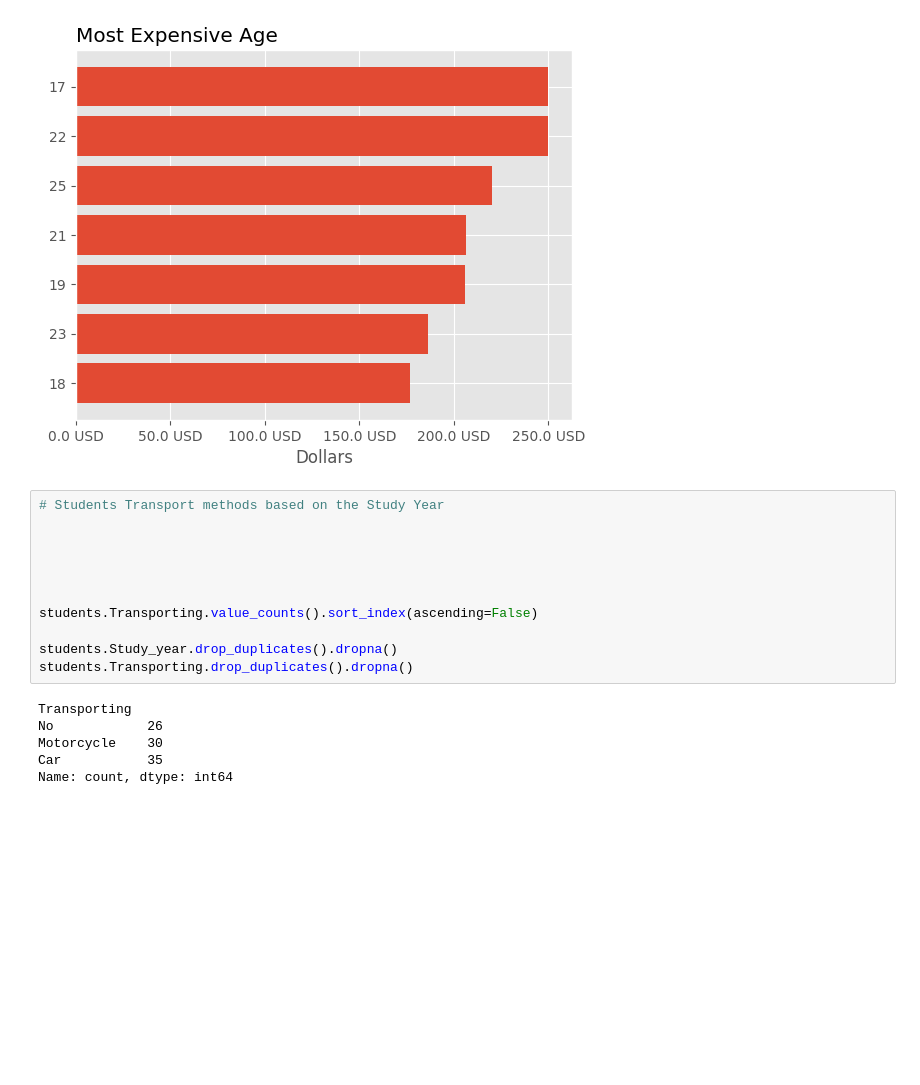
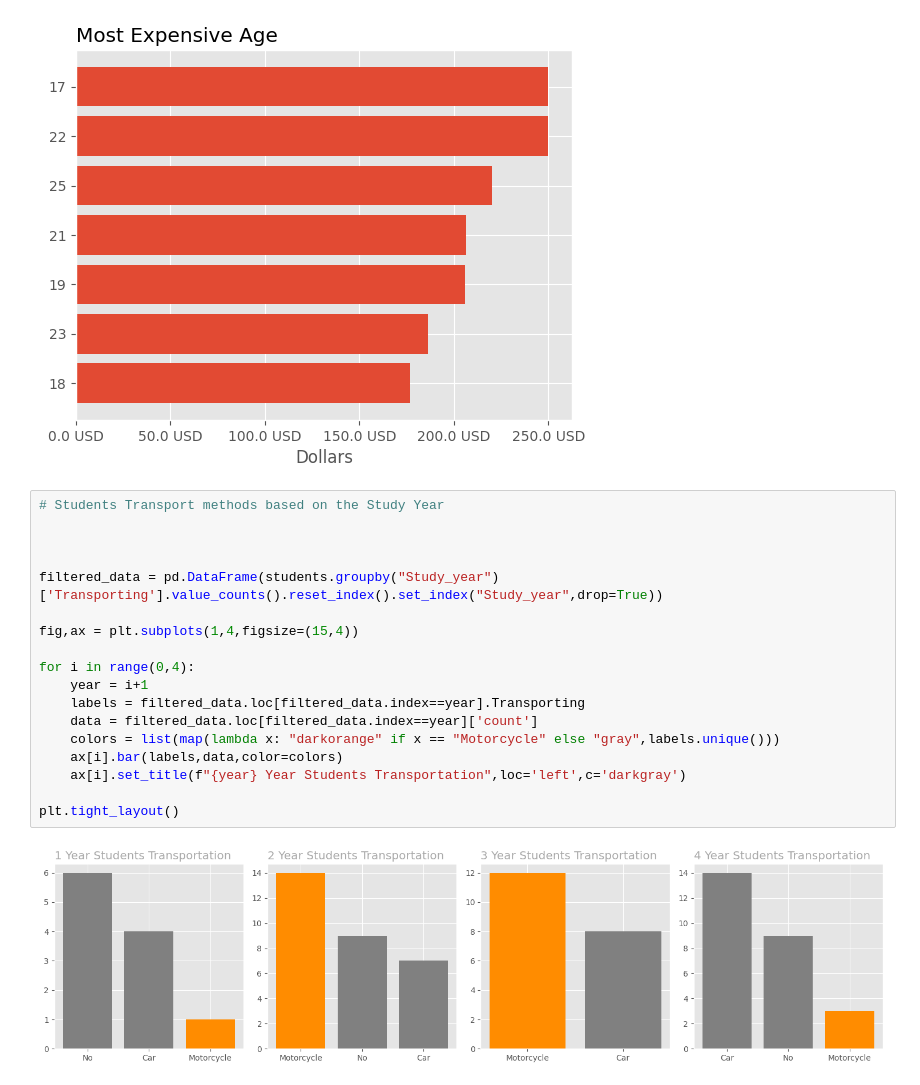
Before and after one commit to LiamFer/Data-Analysis-Projects, a Jupyter notebook: Data Analysis/students.ipynb, the cells around one changed output. Saved outputs shown, nothing was run; the diff lists cells and outputs as text; blank space fills up the shorter version.

Commit message:
Students Transportation

```diff
--- a/Data Analysis/students.ipynb
+++ b/Data Analysis/students.ipynb
@@ -46,20 +46,23 @@ ax.set_title('Most Expensive Age',loc='left')
 # %% [output]
 Text(0.0, 1.0, 'Most Expensive Age')
 [figure]
-# %%
-# Students Transport methods based on the Study Year
-
-
-
-
-
-students.Transporting.value_counts().sort_index(ascending=False)
-
-students.Study_year.drop_duplicates().dropna()
-students.Transporting.drop_duplicates().dropna()
-# %% [output]
-Transporting
-No            26
-Motorcycle    30
-Car           35
-Name: count, dtype: int64
+# %%
+# Students Transport methods based on the Study Year
+
+
+
+filtered_data = pd.DataFrame(students.groupby("Study_year")['Transporting'].value_counts().reset_index().set_index("Study_year",drop=True))
+
+fig,ax = plt.subplots(1,4,figsize=(15,4))
+
+for i in range(0,4):
+    year = i+1
+    labels = filtered_data.loc[filtered_data.index==year].Transporting
+    data = filtered_data.loc[filtered_data.index==year]['count']
+    colors = list(map(lambda x: "darkorange" if x == "Motorcycle" else "gray",labels.unique()))
+    ax[i].bar(labels,data,color=colors)
+    ax[i].set_title(f"{year} Year Students Transportation",loc='left',c='darkgray')
+
+plt.tight_layout()
+# %% [output]
+[figure, added]
```
Also changed, not shown: parts of 1 cell of this notebook.
